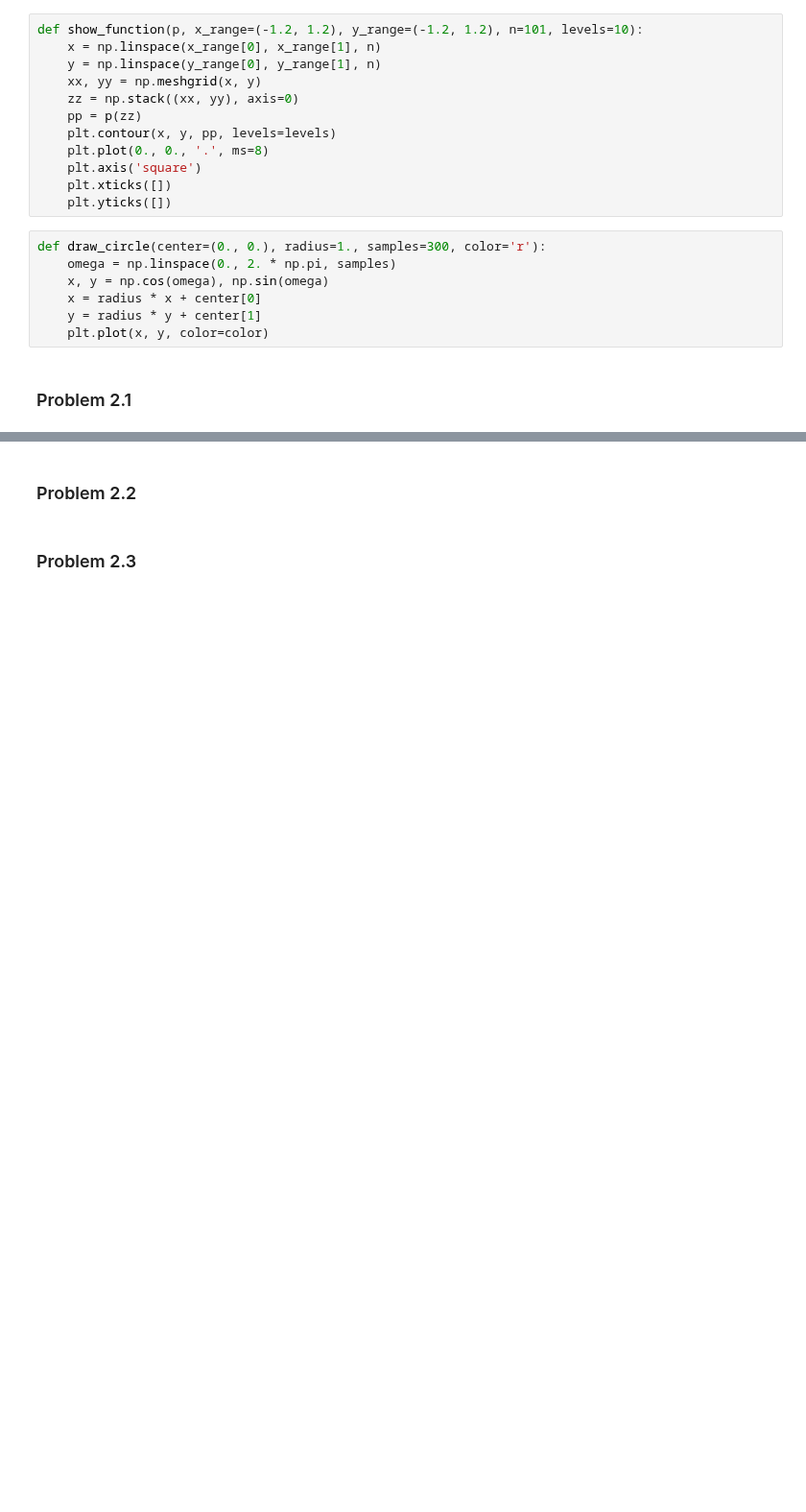
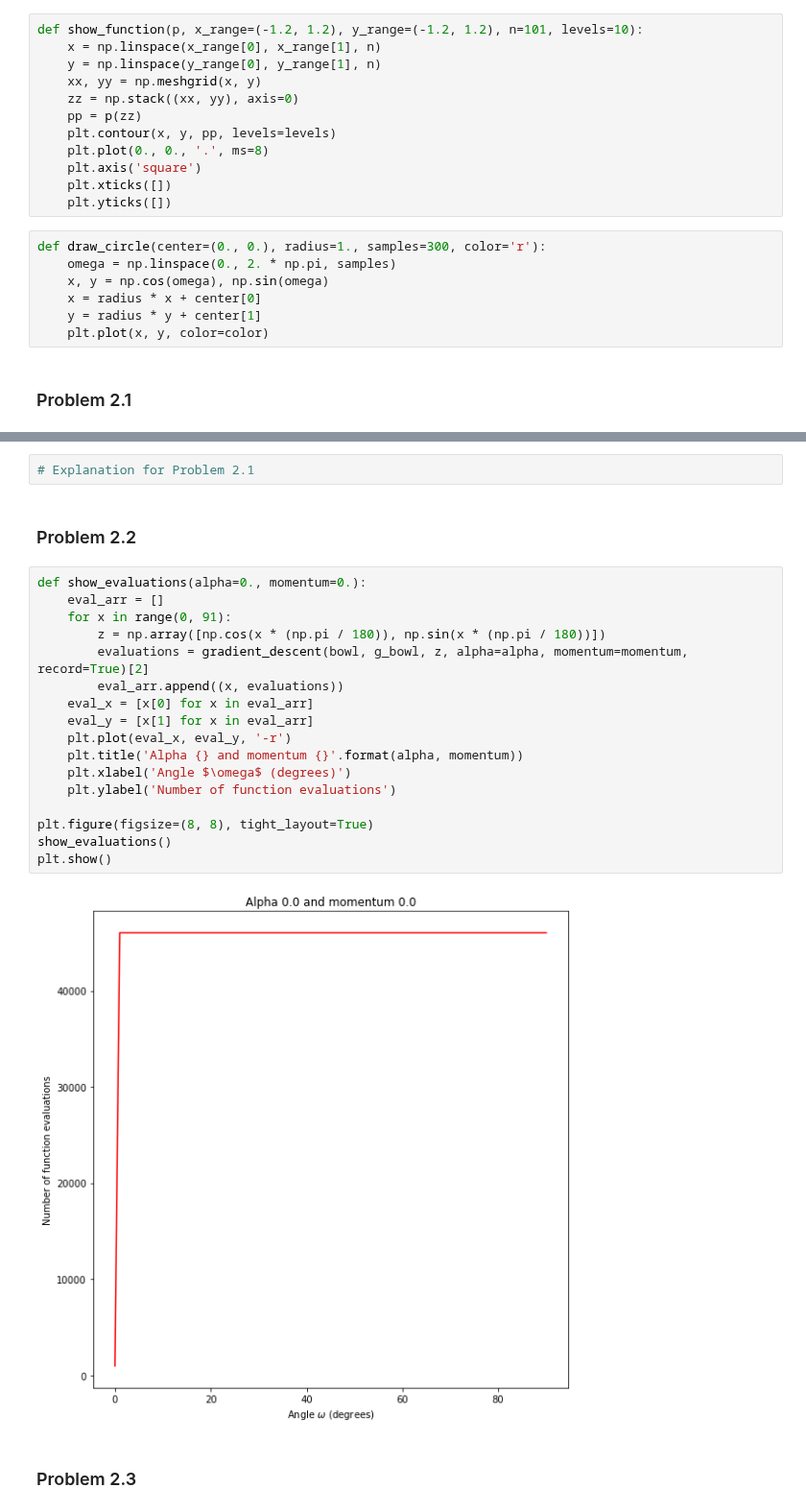
Before and after one commit to matteo8p/cs370, a Jupyter notebook: homework03/homework03_caleb.ipynb, the cells around one changed output, grey strips where cells are left out. Shown at 96% size. Saved outputs shown, nothing was run; the diff lists cells and outputs as text; blank space fills up the shorter version.

```diff
--- a/homework03/homework03_caleb.ipynb
+++ b/homework03/homework03_caleb.ipynb
@@ -99,4 +200,25 @@ def draw_circle(center=(0., 0.), radius=1., samples=300, color='r'):
+# %%
+# Explanation for Problem 2.1
 # %% [markdown]
 ### Problem 2.2
+# %%
+def show_evaluations(alpha=0., momentum=0.):
+    eval_arr = []
+    for x in range(0, 91):
+        z = np.array([np.cos(x * (np.pi / 180)), np.sin(x * (np.pi / 180))])
+        evaluations = gradient_descent(bowl, g_bowl, z, alpha=alpha, momentum=momentum, record=True)[2]
+        eval_arr.append((x, evaluations))
+    eval_x = [x[0] for x in eval_arr]
+    eval_y = [x[1] for x in eval_arr]
+    plt.plot(eval_x, eval_y, '-r')
+    plt.title('Alpha {} and momentum {}'.format(alpha, momentum))
+    plt.xlabel('Angle $\omega$ (degrees)')
+    plt.ylabel('Number of function evaluations')
+
+plt.figure(figsize=(8, 8), tight_layout=True)
+show_evaluations()
+plt.show()
+# %% [output]
+[figure, added]
 # %% [markdown]
 ### Problem 2.3
```
Also changed, not shown: parts of 16 cells of this notebook.
